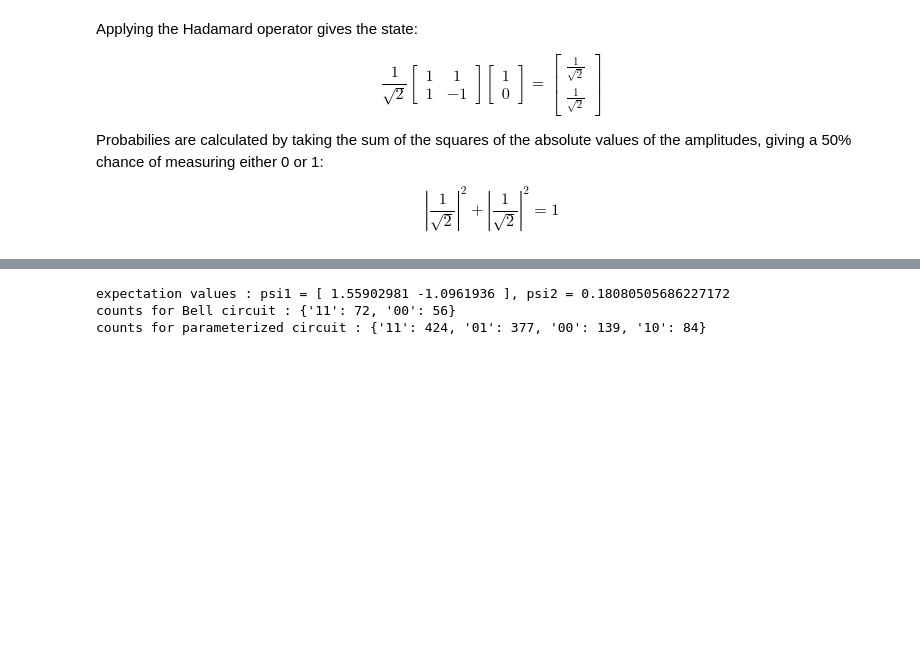
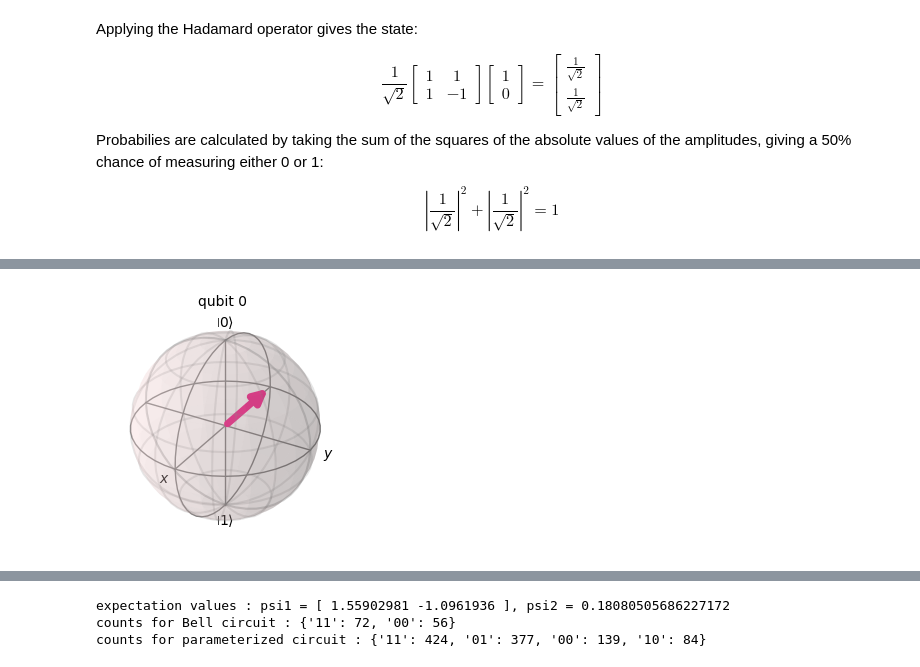
Before and after one commit to skingham/londonmet_quantum_tutorials, a Jupyter notebook: notebooks/week_2-single-qubit-gates.ipynb, the cells around one changed output, grey strips where cells are left out. Cells and saved outputs as stored; diff of their text form; code cells hidden in the pictures; blank space fills up the shorter version.

```diff
--- a/notebooks/week_2-single-qubit-gates.ipynb
+++ b/notebooks/week_2-single-qubit-gates.ipynb
@@ -48,0 +94,4 @@ ModuleNotFoundError: No module named 'qiskit_aer'
+# %%
+plot_bloch_multivector(state2, figsize=(3,3.5))
+# %% [output]
+[figure, added]
```
Also changed, not shown: parts of 15 cells of this notebook, 3 other files.
